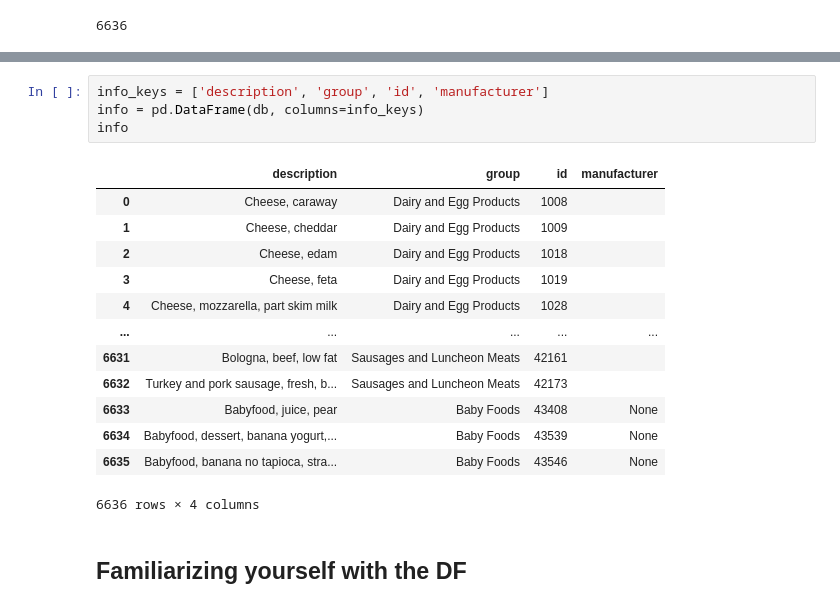
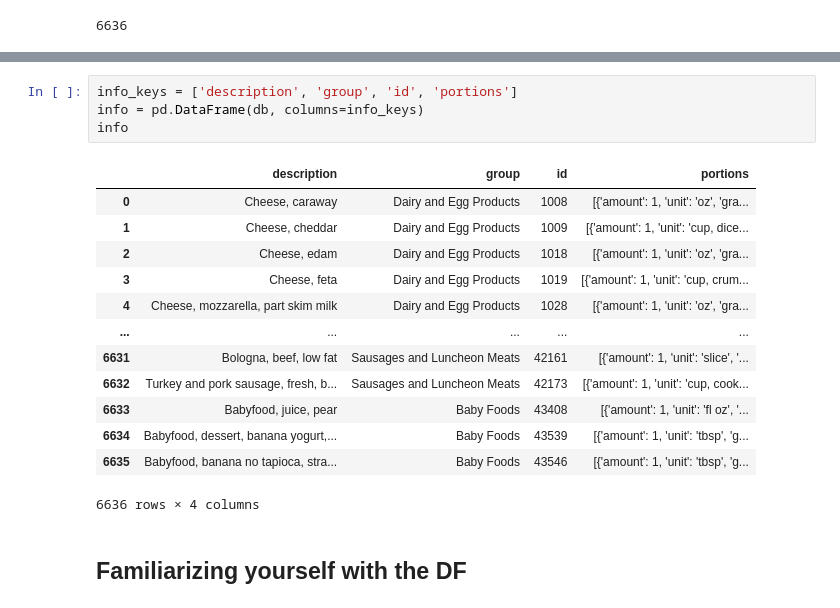
Before and after one commit to Ahila700/nyc-ds-033020-lectures, a Jupyter notebook: Mod_1/Pandas/Intro_to_Pandas.ipynb, the cells around one changed output, grey strips where cells are left out. Saved outputs shown, nothing was run; the diff lists cells and outputs as text.

```diff
--- a/Mod_1/Pandas/Intro_to_Pandas.ipynb
+++ b/Mod_1/Pandas/Intro_to_Pandas.ipynb
@@ -276,22 +264,22 @@ pd.read_json('foods-2011-10-03.json')
 | 6635 | 43546 | Babyfood, banana no tapioca, stra... | [] | None | Baby Foods | [{'amount': 1, 'unit': 'tbsp', 'g... | [{'value': 1.0, 'units': 'g', 'de... |
 6636 rows × 7 columns
 # %%
-info_keys = ['description', 'group', 'id', 'manufacturer']
+info_keys = ['description', 'group', 'id', 'portions']
 info = pd.DataFrame(db, columns=info_keys)
 info
 # %% [output]
-|  | description | group | id | manufacturer |
-| 0 | Cheese, caraway | Dairy and Egg Products | 1008 |  |
-| 1 | Cheese, cheddar | Dairy and Egg Products | 1009 |  |
-| 2 | Cheese, edam | Dairy and Egg Products | 1018 |  |
-| 3 | Cheese, feta | Dairy and Egg Products | 1019 |  |
-| 4 | Cheese, mozzarella, part skim milk | Dairy and Egg Products | 1028 |  |
+|  | description | group | id | portions |
+| 0 | Cheese, caraway | Dairy and Egg Products | 1008 | [{'amount': 1, 'unit': 'oz', 'gra... |
+| 1 | Cheese, cheddar | Dairy and Egg Products | 1009 | [{'amount': 1, 'unit': 'cup, dice... |
+| 2 | Cheese, edam | Dairy and Egg Products | 1018 | [{'amount': 1, 'unit': 'oz', 'gra... |
+| 3 | Cheese, feta | Dairy and Egg Products | 1019 | [{'amount': 1, 'unit': 'cup, crum... |
+| 4 | Cheese, mozzarella, part skim milk | Dairy and Egg Products | 1028 | [{'amount': 1, 'unit': 'oz', 'gra... |
 | ... | ... | ... | ... | ... |
-| 6631 | Bologna, beef, low fat | Sausages and Luncheon Meats | 42161 |  |
-| 6632 | Turkey and pork sausage, fresh, b... | Sausages and Luncheon Meats | 42173 |  |
-| 6633 | Babyfood, juice, pear | Baby Foods | 43408 | None |
-| 6634 | Babyfood, dessert, banana yogurt,... | Baby Foods | 43539 | None |
-| 6635 | Babyfood, banana no tapioca, stra... | Baby Foods | 43546 | None |
+| 6631 | Bologna, beef, low fat | Sausages and Luncheon Meats | 42161 | [{'amount': 1, 'unit': 'slice', '... |
+| 6632 | Turkey and pork sausage, fresh, b... | Sausages and Luncheon Meats | 42173 | [{'amount': 1, 'unit': 'cup, cook... |
+| 6633 | Babyfood, juice, pear | Baby Foods | 43408 | [{'amount': 1, 'unit': 'fl oz', '... |
+| 6634 | Babyfood, dessert, banana yogurt,... | Baby Foods | 43539 | [{'amount': 1, 'unit': 'tbsp', 'g... |
+| 6635 | Babyfood, banana no tapioca, stra... | Baby Foods | 43546 | [{'amount': 1, 'unit': 'tbsp', 'g... |
 6636 rows × 4 columns
 # %% [markdown]
 ## Familiarizing yourself with the DF
```
Also changed, not shown: parts of 3 cells of this notebook, 2 other files.
